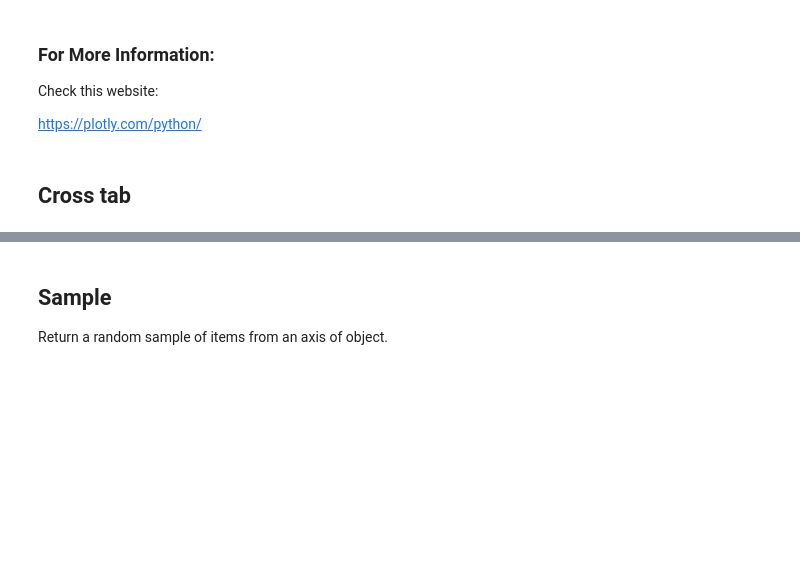
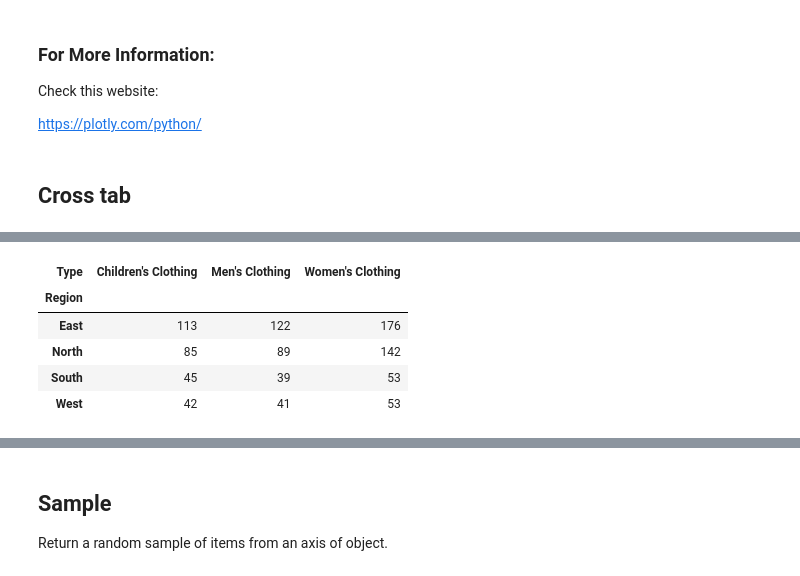
Before and after one commit to showmidelo/Advanced_Pandas_karyar, a Jupyter notebook: tutorial.ipynb, the cells around one changed output, grey strips where cells are left out. Drawn from its saved outputs; the diff is of its cells as text; code cells hidden in the pictures; blank space fills up the shorter version.

```diff
--- a/tutorial.ipynb
+++ b/tutorial.ipynb
@@ -1424,0 +1472,9 @@ https://pbpython.com/images/crosstab_cheatsheet_header.png
+# %%
+pd.crosstab(df.Region, df.Type)
+# %% [output]
+| Type | Children's Clothing | Men's Clothing | Women's Clothing |
+| Region |  |  |  |
+| East | 113 | 122 | 176 |
+| North | 85 | 89 | 142 |
+| South | 45 | 39 | 53 |
+| West | 42 | 41 | 53 |
```
Also changed, not shown: parts of 6 cells of this notebook.
